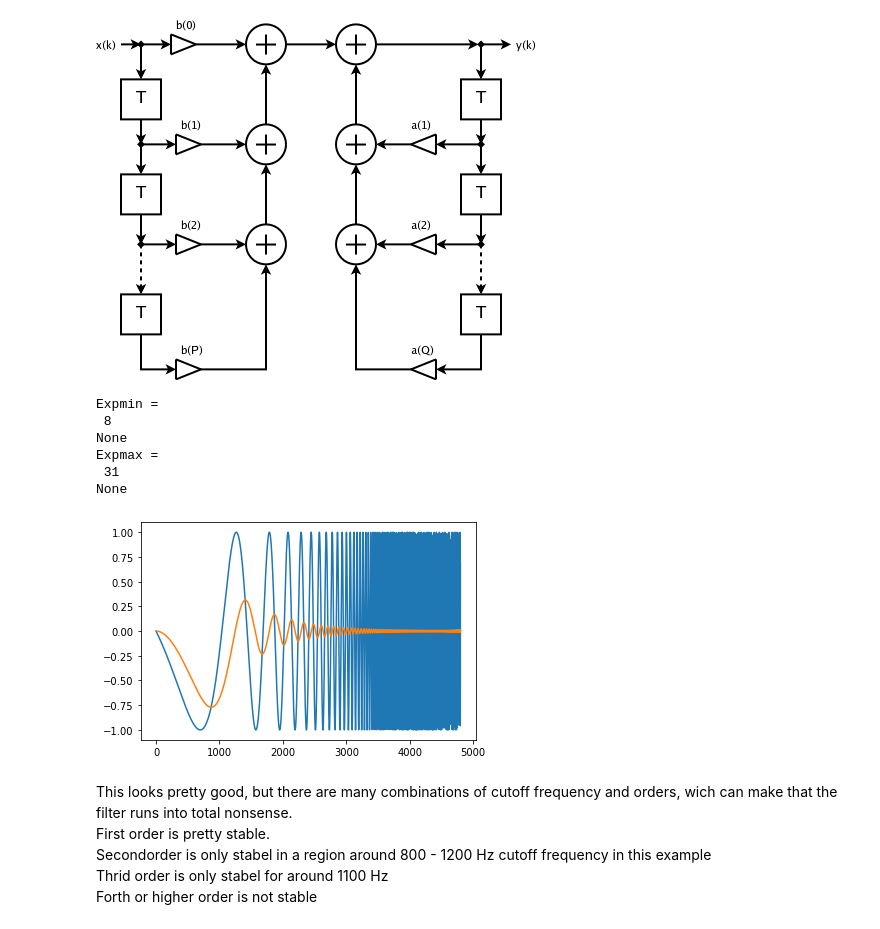
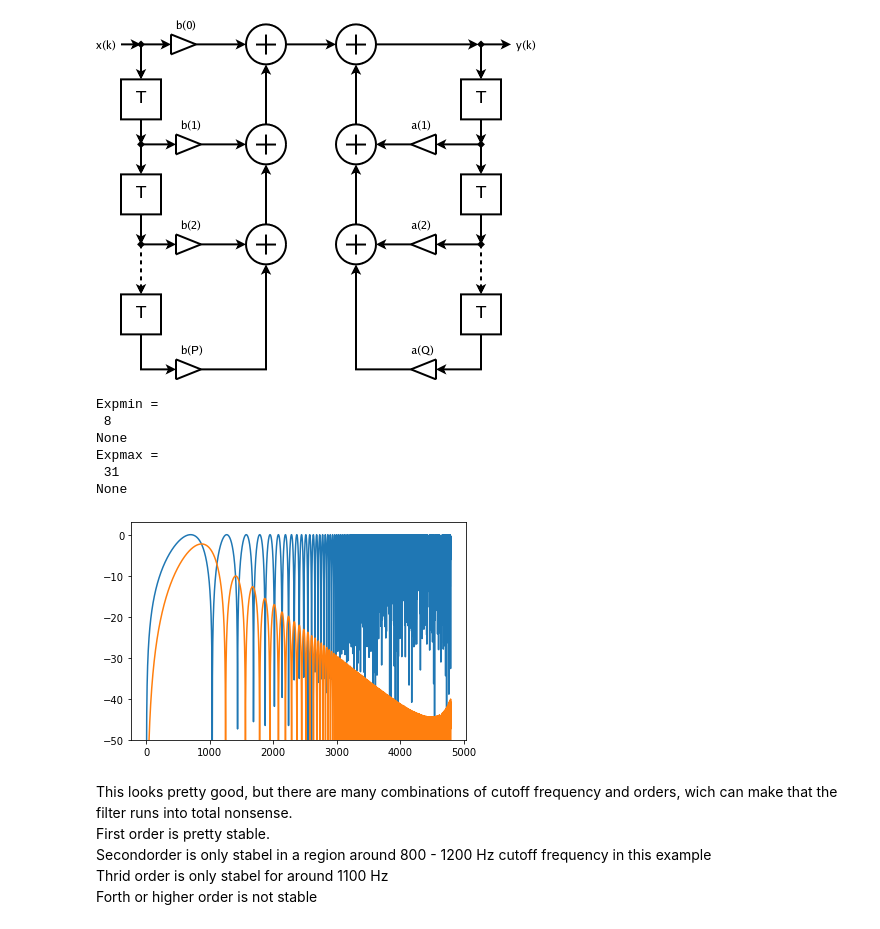
Before and after one commit to chipmuenk/dsp_nmigen, a Jupyter notebook: dsp_nmigen/FIR to IIR.ipynb, the cells around one changed output. Saved outputs shown, nothing was run; the diff lists cells and outputs as text; code cells hidden in the pictures.

```diff
--- a/dsp_nmigen/FIR to IIR.ipynb
+++ b/dsp_nmigen/FIR to IIR.ipynb
@@ -119,7 +145,6 @@ import matplotlib.pyplot as plt
 
 from migen import *
 from migen.fhdl import verilog
-import numpy
 from scipy.signal import chirp
 
 sample = 4800       #Number of Samples
@@ -157,9 +182,9 @@ class FIR(Module):
 # Generates a sine wave at the input and records the output.
 def fir_tb(dut,Exponent, inputs, outputs):
     f = 2**Exponent
-    input = chirp(t=numpy.linspace(0, 1, sample), f0=1, f1=1000, t1=1, method='logarithmic',phi = 90)
+    input = chirp(t=np.linspace(0, 1, sample), f0=1, f1=1000, t1=1, method='logarithmic',phi = 90)
     for x in input:
-        #y = numpy.sin(2 * numpy.pi * frequency * x / Fs)
+        #y = np.sin(2 * np.pi * frequency * x / Fs)
         yield dut.i.eq(int(x*f))
         inputs.append(x)
         outputs.append((yield dut.o)/f)
@@ -226,7 +251,6 @@ import numpy as np
 
 from migen import *
 from migen.fhdl import verilog
-import numpy
 from scipy.signal import chirp
 from scipy import signal
 import scipy.signal as sig
@@ -323,42 +347,43 @@ class IIR(Module):
 ####################Testbench###########################################
 def iir_tb(dut,Exponent, inputs, outputs):
     f = 2**Exponent
-    input = chirp(t=numpy.linspace(0, 1, samples), f0=1, f1=1000, t1=1, method='logarithmic',phi = 90)
+    input = chirp(t=np.linspace(0, 1, samples), f0=1, f1=1000, t1=1, method='logarithmic',phi = 90)
     for x in input:
         yield dut.i.eq(int(x*f))
         inputs.append(x)
         outputs.append((yield dut.o)/f)
         yield
     yield
 ################################################################
 
 if __name__ == "__main__":
     [coefb,coefa] = sig.iirfilter(n,w_c ,0,rs, btype="lowpass", analog=False, ftype="butter")
     Expmin,Expmax = minExp(coefa,coefb,Type)
     [coefa,coefb] = Multiplyer(coefa,coefb,Expmax)
 
     in_signals = []
     out_signals = []
     dut = IIR(coefa,coefb,Expmax,wsize)
     tb = iir_tb(dut, Expmax, in_signals, out_signals)
     run_simulation(dut, tb)
 
     # Plot data from the input and output waveforms.
-    plt.plot(in_signals)
-    plt.plot(out_signals)
+    plt.plot(20*np.log10(np.abs(in_signals)))
+    plt.plot(20*np.log10(np.abs(out_signals)))
+    plt.ylim([-50,3])
     plt.show()
 
     # Print the Verilog source for the filter.
     #iir = IIR(coefa,coefb,Expmax,wsize)
     #print(verilog.convert(iir, ios={iir.i, iir.o}))
 # %% [output]
 Expmin =
  8
 None
 Expmax =
  31
 None
-[figure, old version]
+[figure, new version]
 # %% [markdown]
 This looks pretty good, but there are many combinations of cutoff frequency and orders, wich can make that the filter runs into total nonsense. <br>
 First order is pretty stable. <br>
```
Also changed, not shown: parts of 2 cells of this notebook.
